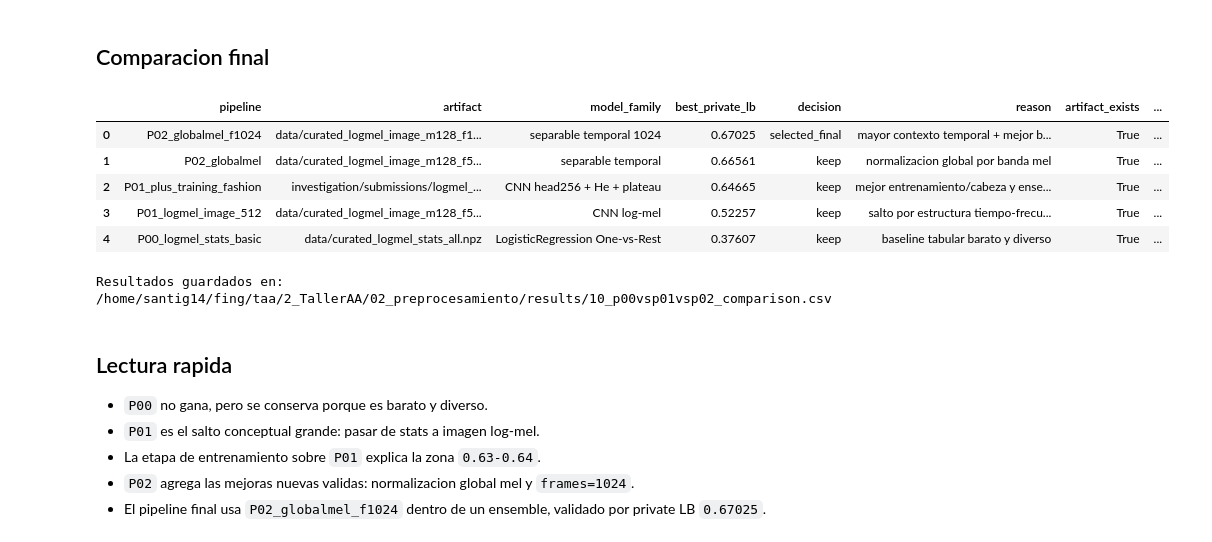
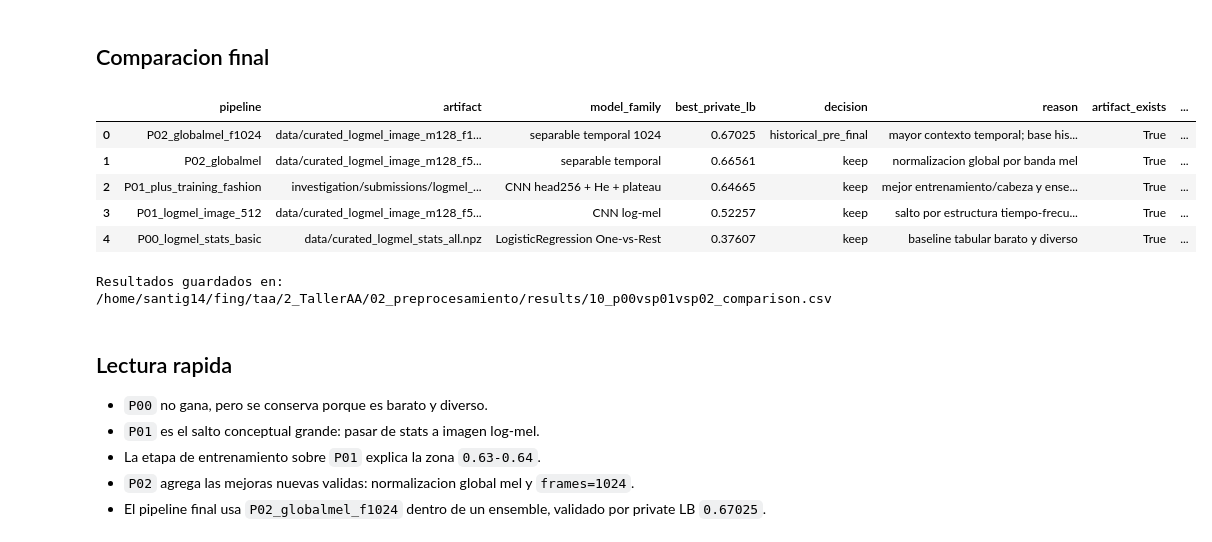
Before and after one commit to srodriguez-lefebre/2_TallerAA, a Jupyter notebook: 02_preprocesamiento/10_p00vsp01vsp02.ipynb, the cells around one changed output. Drawn from its saved outputs; the diff is of its cells as text; code cells hidden in the pictures.

```diff
--- a/02_preprocesamiento/10_p00vsp01vsp02.ipynb
+++ b/02_preprocesamiento/10_p00vsp01vsp02.ipynb
@@ -40,22 +40,22 @@ from scripts.fat2019.features import read_wav_mono, log_mel_spectrogram, extract
 # %%
 pipelines = pd.DataFrame([
     {'pipeline': 'P00_logmel_stats_basic', 'artifact': 'data/curated_logmel_stats_all.npz', 'model_family': 'LogisticRegression One-vs-Rest', 'best_private_lb': 0.37607, 'decision': 'keep', 'reason': 'baseline tabular barato y diverso'},
     {'pipeline': 'P01_logmel_image_512', 'artifact': 'data/curated_logmel_image_m128_f512.npz', 'model_family': 'CNN log-mel', 'best_private_lb': 0.52257, 'decision': 'keep', 'reason': 'salto por estructura tiempo-frecuencia'},
     {'pipeline': 'P01_plus_training_fashion', 'artifact': 'investigation/submissions/logmel_cnn_fashion_he_plateau_head256/small_logmel_cnn.csv', 'model_family': 'CNN head256 + He + plateau', 'best_private_lb': 0.64665, 'decision': 'keep', 'reason': 'mejor entrenamiento/cabeza y ensemble'},
     {'pipeline': 'P02_globalmel', 'artifact': 'data/curated_logmel_image_m128_f512_globalmel.npz', 'model_family': 'separable temporal', 'best_private_lb': 0.66561, 'decision': 'keep', 'reason': 'normalizacion global por banda mel'},
-    {'pipeline': 'P02_globalmel_f1024', 'artifact': 'data/curated_logmel_image_m128_f1024.npz', 'model_family': 'separable temporal 1024', 'best_private_lb': 0.67025, 'decision': 'selected_final', 'reason': 'mayor contexto temporal + mejor blend'},
+    {'pipeline': 'P02_globalmel_f1024', 'artifact': 'data/curated_logmel_image_m128_f1024.npz', 'model_family': 'separable temporal 1024', 'best_private_lb': 0.67025, 'decision': 'historical_pre_final', 'reason': 'mayor contexto temporal; base historica para ramas finales'},
 ])
 pipelines['artifact_exists'] = pipelines['artifact'].map(lambda p: (ROOT / p).exists())
 pipelines['delta_vs_previous'] = pipelines['best_private_lb'].diff()
 comparison = pipelines.sort_values('best_private_lb', ascending=False).reset_index(drop=True)
 display(comparison)
 
 out = RESULTS_DIR / '10_p00vsp01vsp02_comparison.csv'
 comparison.to_csv(out, index=False)
 print(f'Resultados guardados en: {out}')
 # %% [output]
 |  | pipeline | artifact | model_family | best_private_lb | decision | reason | artifact_exists | ... |
-| 0 | P02_globalmel_f1024 | data/curated_logmel_image_m128_f1... | separable temporal 1024 | 0.67025 | selected_final | mayor contexto temporal + mejor b... | True | ... |
+| 0 | P02_globalmel_f1024 | data/curated_logmel_image_m128_f1... | separable temporal 1024 | 0.67025 | historical_pre_final | mayor contexto temporal; base his... | True | ... |
 | 1 | P02_globalmel | data/curated_logmel_image_m128_f5... | separable temporal | 0.66561 | keep | normalizacion global por banda mel | True | ... |
 | 2 | P01_plus_training_fashion | investigation/submissions/logmel_... | CNN head256 + He + plateau | 0.64665 | keep | mejor entrenamiento/cabeza y ense... | True | ... |
 | 3 | P01_logmel_image_512 | data/curated_logmel_image_m128_f5... | CNN log-mel | 0.52257 | keep | salto por estructura tiempo-frecu... | True | ... |
```
Also changed, not shown: 36 other files.
